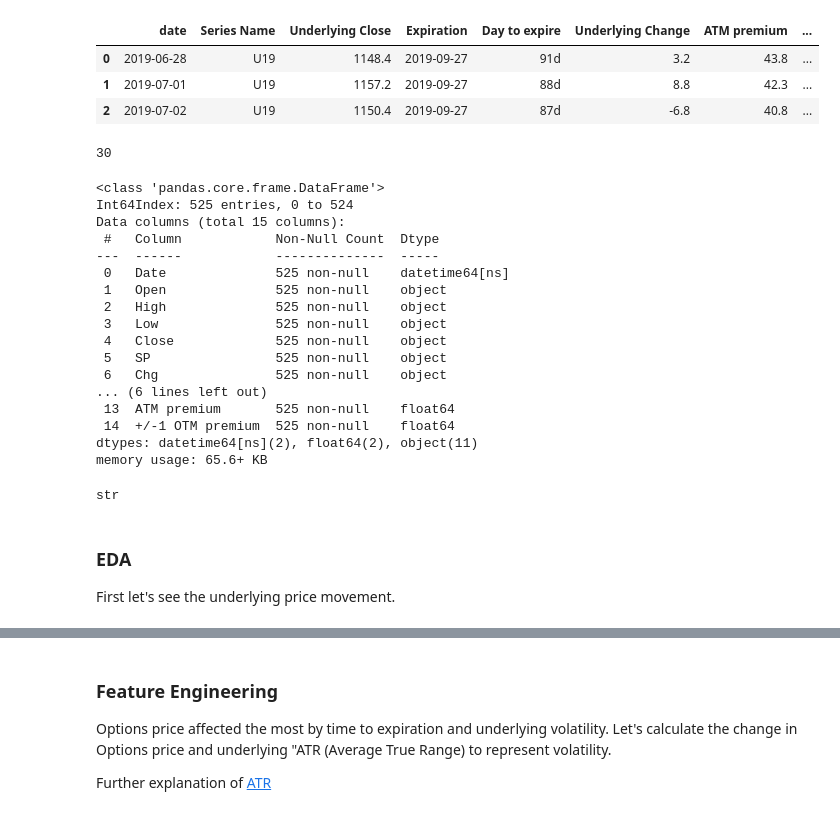
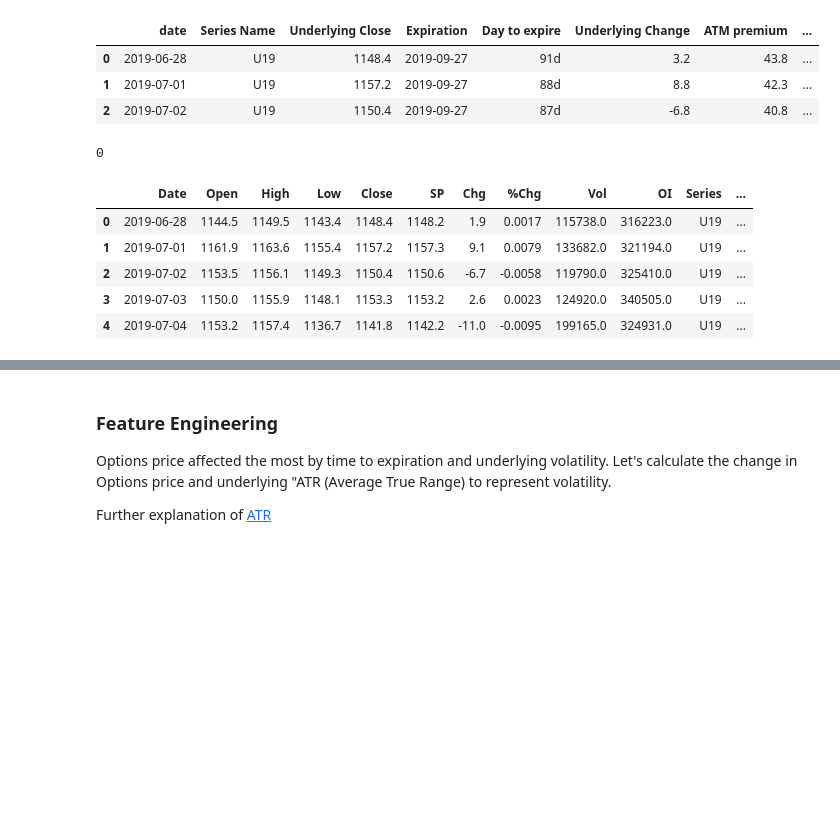
Before and after one commit to soi130/options_analysis, a Jupyter notebook: options_analytics.ipynb, the cells around one changed output, grey strips where cells are left out. Drawn from its saved outputs; the diff is of its cells as text; code cells hidden in the pictures; blank space fills up the shorter version.

```diff
--- a/options_analytics.ipynb
+++ b/options_analytics.ipynb
@@ -170,7 +170,9 @@ Many fof the merge_future data are in from of stings. Need to change it in to fl
 
 Eyeballing the CSV, there are some value in **Chg** and **%Chg** are "-" let's see if they can be recalculated.
 # %%
-for i in merged_future.loc[(merged_future['Chg'] == '-') | (merged_future['%Chg']=='-')].index:
+dashed_index =  merged_future.loc[(merged_future['Chg'] == '-') | (merged_future['%Chg']=='-')].index
+
+for i in dashed_index:
     display(merged_future.loc[i-1:i+1])
 # %% [output]
 |  | Date | Open | High | Low | Close | SP | Chg | %Chg | Vol | OI | Series |
@@ -322,35 +306,16 @@ a.extend(['Expiration','Day to expire','ATM premium','+/-1 OTM premium']) #exten
 ready_df = merged_future_options[a]
 
 # delete the unused variable
-del [path_1,path_2,merged_future,manual_data,merged_future_options]
+del [path_1,path_2,merged_future,manual_data,merged_future_options,dashed_index,col,col2]
 gc.collect()
 # %% [output]
-30
+0
 # %%
-ready_df.info()
+ready_df.head()
 # %% [output]
-<class 'pandas.core.frame.DataFrame'>
-Int64Index: 525 entries, 0 to 524
-Data columns (total 15 columns):
- #   Column            Non-Null Count  Dtype
----  ------            --------------  -----
- 0   Date              525 non-null    datetime64[ns]
- 1   Open              525 non-null    object
- 2   High              525 non-null    object
- 3   Low               525 non-null    object
- 4   Close             525 non-null    object
- 5   SP                525 non-null    object
- 6   Chg               525 non-null    object
-... (6 lines left out)
- 13  ATM premium       525 non-null    float64
- 14  +/-1 OTM premium  525 non-null    float64
-dtypes: datetime64[ns](2), float64(2), object(11)
-memory usage: 65.6+ KB
+|  | Date | Open | High | Low | Close | SP | Chg | %Chg | Vol | OI | Series | ... |
+| 0 | 2019-06-28 | 1144.5 | 1149.5 | 1143.4 | 1148.4 | 1148.2 | 1.9 | 0.0017 | 115738.0 | 316223.0 | U19 | ... |
+| 1 | 2019-07-01 | 1161.9 | 1163.6 | 1155.4 | 1157.2 | 1157.3 | 9.1 | 0.0079 | 133682.0 | 321194.0 | U19 | ... |
+| 2 | 2019-07-02 | 1153.5 | 1156.1 | 1149.3 | 1150.4 | 1150.6 | -6.7 | -0.0058 | 119790.0 | 325410.0 | U19 | ... |
+| 3 | 2019-07-03 | 1150.0 | 1155.9 | 1148.1 | 1153.3 | 1153.2 | 2.6 | 0.0023 | 124920.0 | 340505.0 | U19 | ... |
+| 4 | 2019-07-04 | 1153.2 | 1157.4 | 1136.7 | 1141.8 | 1142.2 | -11.0 | -0.0095 | 199165.0 | 324931.0 | U19 | ... |
-# %%
-type(ready_df.Close[1])
-# %% [output]
-str
-# %% [markdown]
-### EDA
-
-First let's see the underlying price movement.
```
Also changed, not shown: parts of 12 cells of this notebook.
